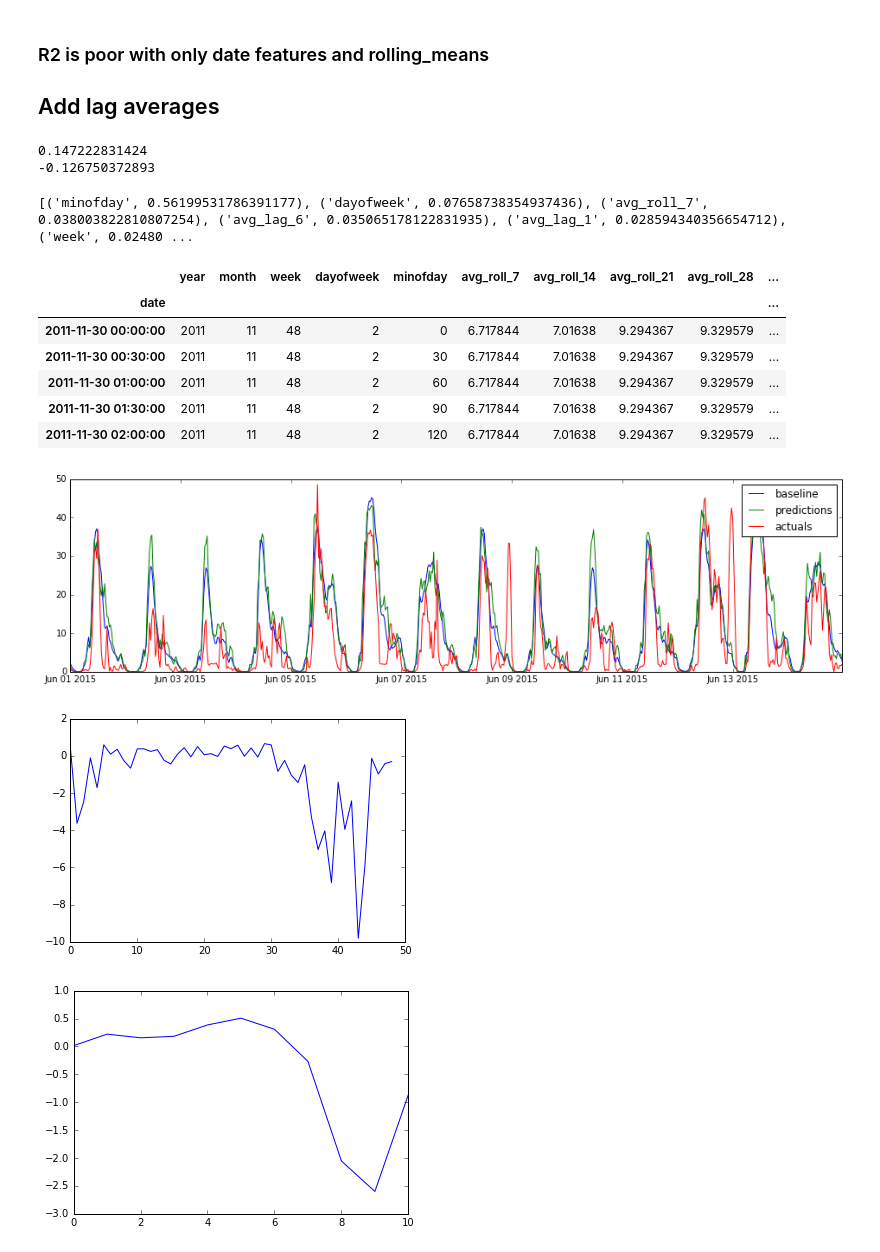
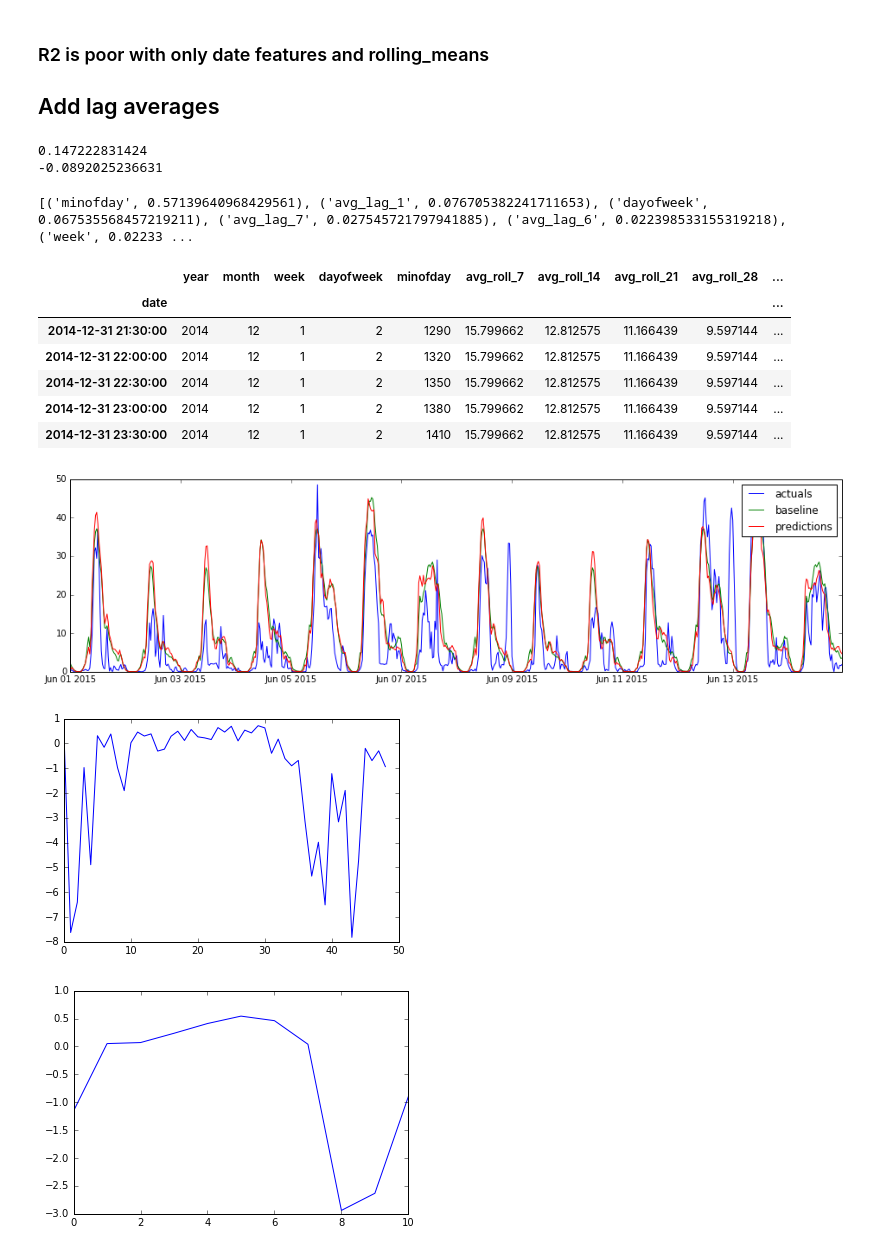
Before and after one commit to jngseattle/BorderCrossing, a Jupyter notebook: code/Model-v2.0-IncrementalModel.ipynb, the cells around one changed output. Drawn from its saved outputs; the diff is of its cells as text; code cells hidden in the pictures.

```diff
--- a/code/Model-v2.0-IncrementalModel.ipynb
+++ b/code/Model-v2.0-IncrementalModel.ipynb
@@ -106,7 +107,7 @@ print sorted(zip(im.X.columns, grid.best_estimator_.feature_importances_), key=l
 ## Add lag averages
 # %%
 from BorderModel import IncrementalModel
-model2 = ExtraTreesRegressor(n_jobs=-1, n_estimators=16, bootstrap=True, oob_score=True)
+model2 = ExtraTreesRegressor(n_jobs=-1, n_estimators=96, bootstrap=True, oob_score=True)
 grid2 = GridSearchCV(model2, {})
 im2 = IncrementalModel(df_train, grid2)
 # %%
@@ -119,33 +120,33 @@ print r2_score(actuals, baseline1)
 print r2_score(actuals, yhat2)
 # %% [output]
 0.147222831424
--0.126750372893
+-0.0892025236631
 # %%
 print sorted(zip(im2.X.columns, grid2.best_estimator_.feature_importances_), key=lambda x: x[1])[::-1]
 # %% [output]
-[('minofday', 0.56199531786391177), ('dayofweek', 0.07658738354937436), ('avg_roll_7', 0.038003822810807254), ('avg_lag_6', 0.035065178122831935), ('avg_lag_1', 0.028594340356654712), ('week', 0.02480 ...
+[('minofday', 0.57139640968429561), ('avg_lag_1', 0.076705382241711653), ('dayofweek', 0.067535568457219211), ('avg_lag_7', 0.027545721797941885), ('avg_lag_6', 0.022398533155319218), ('week', 0.02233 ...
 # %%
-im2.X.head()
+im2.X.tail()
 # %% [output]
 |  | year | month | week | dayofweek | minofday | avg_roll_7 | avg_roll_14 | avg_roll_21 | avg_roll_28 | ... |
 | date |  |  |  |  |  |  |  |  |  | ... |
-| 2011-11-30 00:00:00 | 2011 | 11 | 48 | 2 | 0 | 6.717844 | 7.01638 | 9.294367 | 9.329579 | ... |
-| 2011-11-30 00:30:00 | 2011 | 11 | 48 | 2 | 30 | 6.717844 | 7.01638 | 9.294367 | 9.329579 | ... |
-| 2011-11-30 01:00:00 | 2011 | 11 | 48 | 2 | 60 | 6.717844 | 7.01638 | 9.294367 | 9.329579 | ... |
-| 2011-11-30 01:30:00 | 2011 | 11 | 48 | 2 | 90 | 6.717844 | 7.01638 | 9.294367 | 9.329579 | ... |
-| 2011-11-30 02:00:00 | 2011 | 11 | 48 | 2 | 120 | 6.717844 | 7.01638 | 9.294367 | 9.329579 | ... |
+| 2014-12-31 21:30:00 | 2014 | 12 | 1 | 2 | 1290 | 15.799662 | 12.812575 | 11.166439 | 9.597144 | ... |
+| 2014-12-31 22:00:00 | 2014 | 12 | 1 | 2 | 1320 | 15.799662 | 12.812575 | 11.166439 | 9.597144 | ... |
+| 2014-12-31 22:30:00 | 2014 | 12 | 1 | 2 | 1350 | 15.799662 | 12.812575 | 11.166439 | 9.597144 | ... |
+| 2014-12-31 23:00:00 | 2014 | 12 | 1 | 2 | 1380 | 15.799662 | 12.812575 | 11.166439 | 9.597144 | ... |
+| 2014-12-31 23:30:00 | 2014 | 12 | 1 | 2 | 1410 | 15.799662 | 12.812575 | 11.166439 | 9.597144 | ... |
 # %%
 start = dt.date(2015, 6, 1)
 end = dt.date(2015, 6, 15)
 
 plt.figure(figsize=(16,4))
+plt.plot(actuals[(actuals.index.date>=start) & (actuals.index.date<end)], label='actuals')
 plt.plot(baseline[(baseline.index.date>=start) & (baseline.index.date<end)], label='baseline')
 plt.plot(yhat2[(yhat2.index.date>=start) & (yhat2.index.date<end)], label='predictions')
-plt.plot(actuals[(actuals.index.date>=start) & (actuals.index.date<end)], label='actuals')
 # plt.xlim([0,1000])
 plt.legend();
 # %% [output]
-[figure, old version]
+[figure, new version]
 # %%
 r2_byweek = []
 for week in range(1, 50):
@@ -153,12 +154,12 @@ for week in range(1, 50):
 
 plt.plot(r2_byweek);
 # %% [output]
-[figure, old version]
+[figure, new version]
 # %%
 r2_bymonth = []
 for month in range(1, 12):
-    r2_bymonth.append(r2_score(actuals[actuals.index.month==month], yhat1[yhat2.index.month==month]))
+    r2_bymonth.append(r2_score(actuals[actuals.index.month==month], yhat2[yhat2.index.month==month]))
 
 plt.plot(r2_bymonth);
 # %% [output]
-[figure, old version]
+[figure, new version]
```
Also changed, not shown: parts of 24 cells of this notebook, 2 other files.
